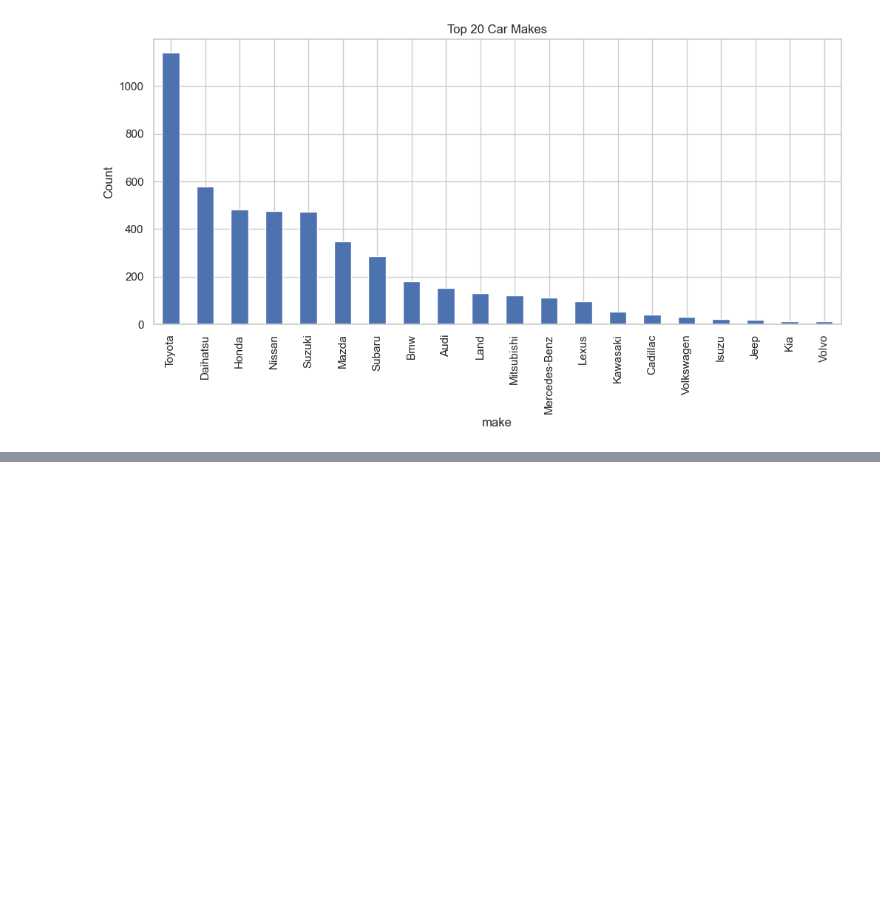
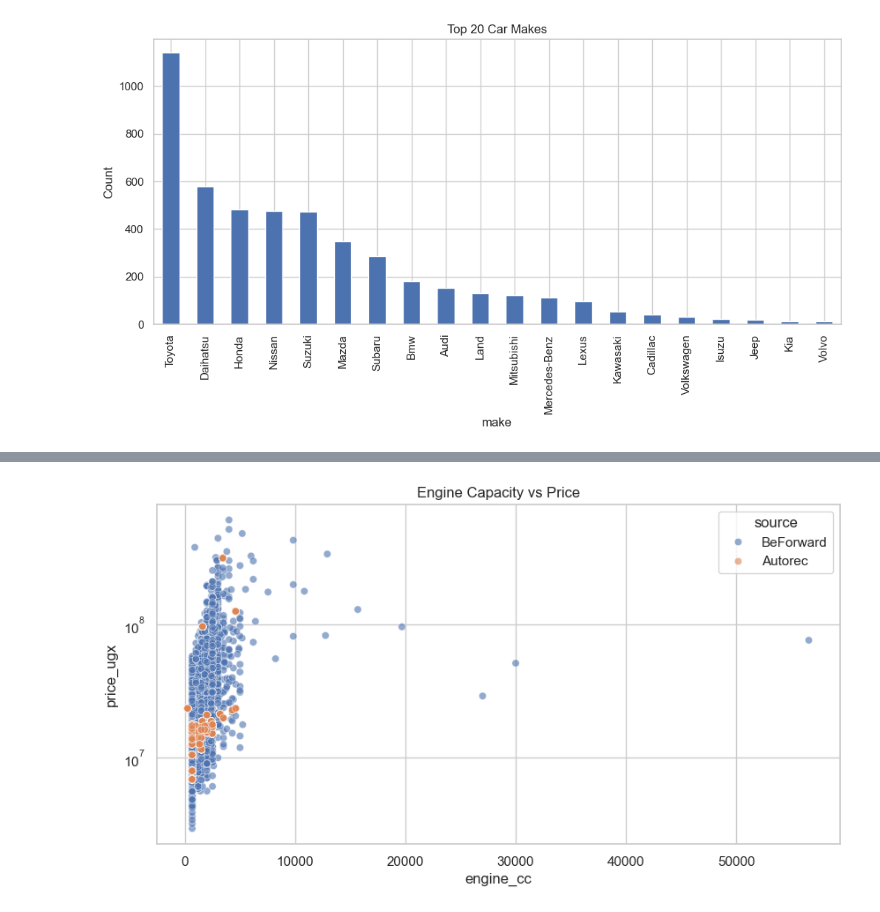
Before and after one commit to KigulaJesse/MCS7103_AI_Price_Intelligence, a Jupyter notebook: 03_explanatory_analysis/eda.ipynb, the cells around one changed output, grey strips where cells are left out. Drawn from its saved outputs; the diff is of its cells as text; code cells hidden in the pictures; blank space fills up the shorter version.

```diff
--- a/03_explanatory_analysis/eda.ipynb
+++ b/03_explanatory_analysis/eda.ipynb
@@ -110,0 +137,8 @@ plt.show()
+# %%
+plt.figure(figsize=(10, 5))
+sns.scatterplot(data=df, x="engine_cc", y="price_ugx", hue="source", alpha=0.6)
+plt.title("Engine Capacity vs Price")
+plt.yscale("log")
+plt.show()
+# %% [output]
+[figure, added]
```
Also changed, not shown: parts of 5 cells of this notebook.
